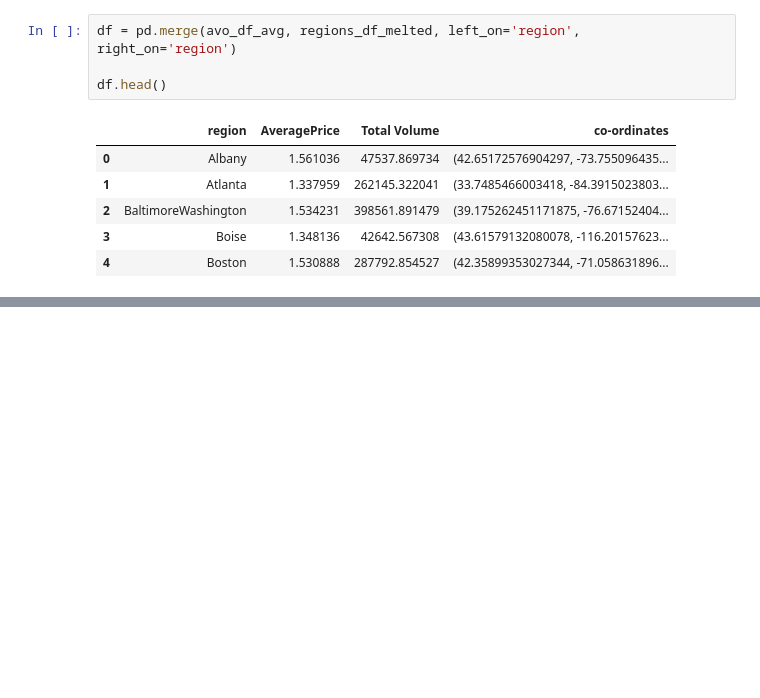
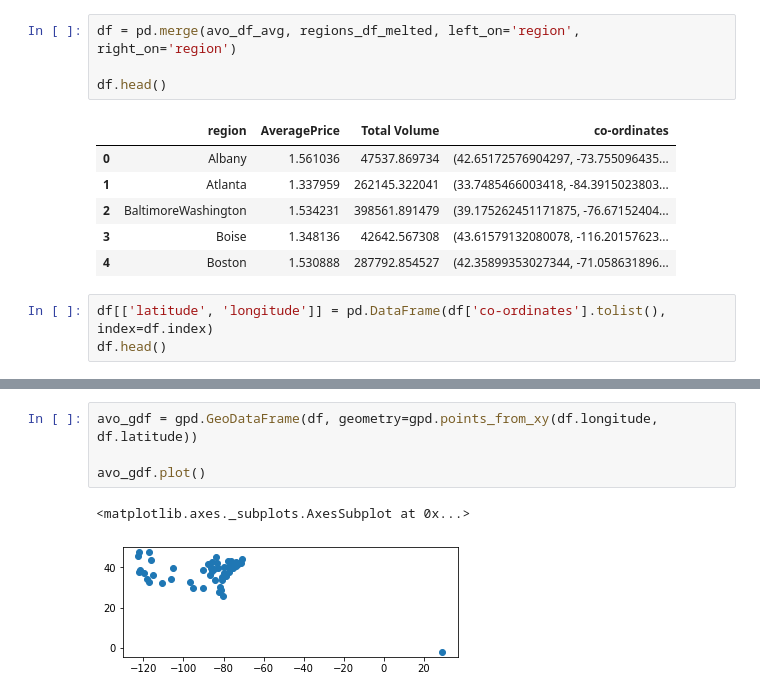
Before and after one commit to jconoranderson/avo_map, a Jupyter notebook: avacados.ipynb, the cells around one changed output, grey strips where cells are left out. Drawn from its saved outputs; the diff is of its cells as text; blank space fills up the shorter version.

```diff
--- a/avacados.ipynb
+++ b/avacados.ipynb
@@ -114,3 +124,6 @@ df.head()
 | 2 | BaltimoreWashington | 1.534231 | 398561.891479 | (39.175262451171875, -76.67152404... |
 | 3 | Boise | 1.348136 | 42642.567308 | (43.61579132080078, -116.20157623... |
 | 4 | Boston | 1.530888 | 287792.854527 | (42.35899353027344, -71.058631896... |
+# %%
+df[['latitude', 'longitude']] = pd.DataFrame(df['co-ordinates'].tolist(), index=df.index)
+df.head()
@@ -116,0 +137,7 @@ df.head()
+# %%
+avo_gdf = gpd.GeoDataFrame(df, geometry=gpd.points_from_xy(df.longitude, df.latitude))
+
+avo_gdf.plot()
+# %% [output]
+<matplotlib.axes._subplots.AxesSubplot at 0x...>
+[figure, added]
```
Also changed, not shown: parts of 3 cells of this notebook.
